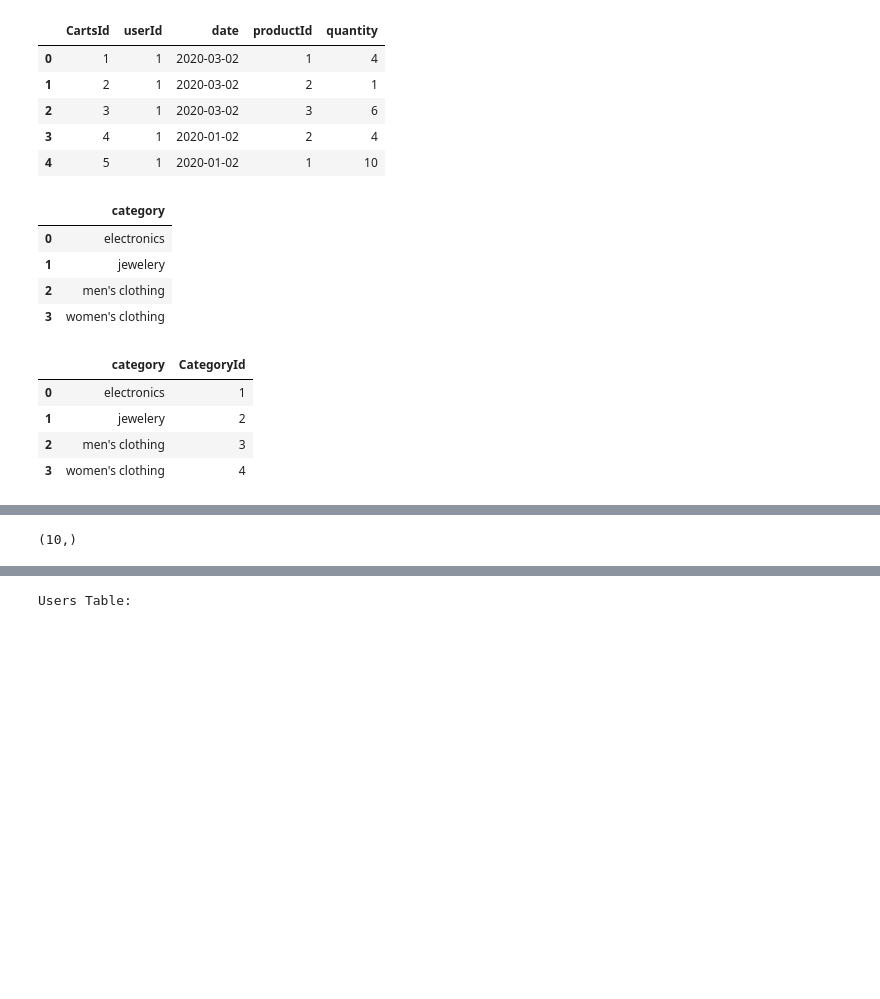
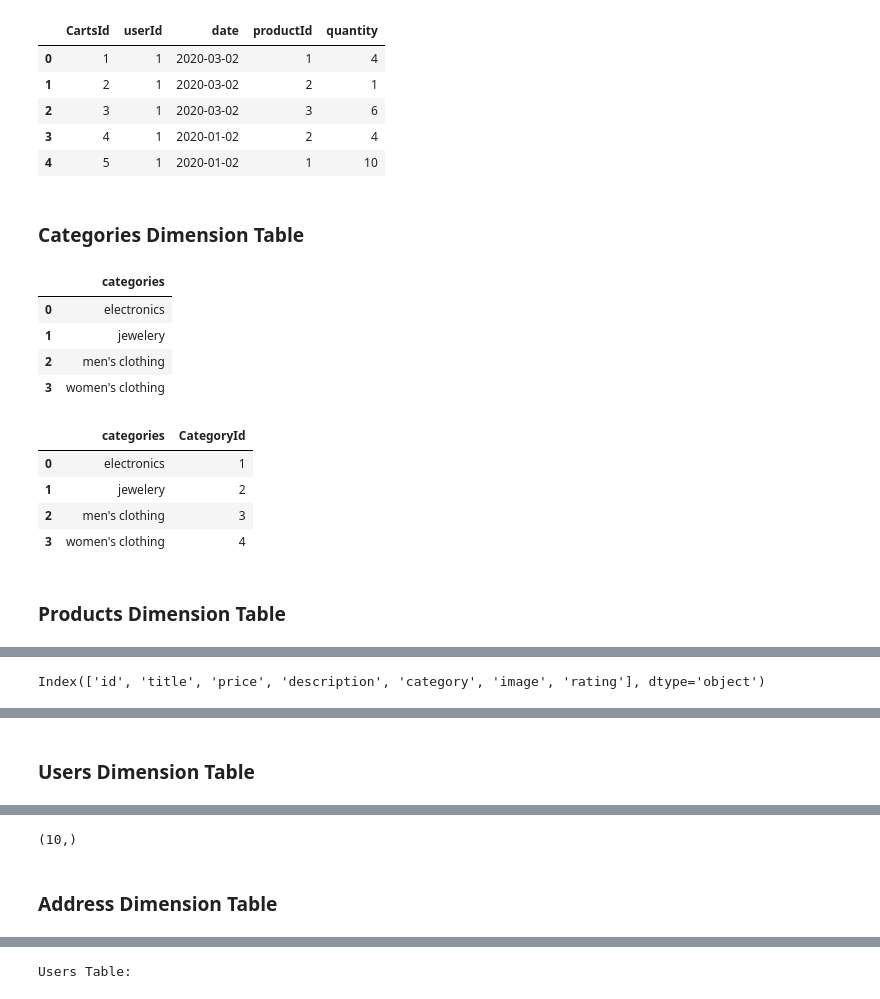
Before and after one commit to Sonalilipsa17375/ECommerce-Sales-Warehouse, a Jupyter notebook: notebooks/exploration.ipynb, the cells around one changed output, grey strips where cells are left out. Cells and saved outputs as stored; diff of their text form; code cells hidden in the pictures; blank space fills up the shorter version.

```diff
--- a/notebooks/exploration.ipynb
+++ b/notebooks/exploration.ipynb
@@ -65,11 +216,13 @@ carts.head()
 | 2 | 3 | 1 | 2020-03-02 | 3 | 6 |
 | 3 | 4 | 1 | 2020-01-02 | 2 | 4 |
 | 4 | 5 | 1 | 2020-01-02 | 1 | 10 |
+# %% [markdown]
+### Categories Dimension Table
 # %%
-categories = pd.read_csv("data/categories.csv")
+categories = pd.read_csv("../data/processed/categories.csv")
 categories
 # %% [output]
-|  | category |
+|  | categories |
 | 0 | electronics |
 | 1 | jewelery |
 | 2 | men's clothing |
@@ -81,9 +234,11 @@ categories["CategoryId"] = range(1, len(categories) + 1)
 # Display the updated DataFrame
 categories.head()
 # %% [output]
-|  | category | CategoryId |
+|  | categories | CategoryId |
 | 0 | electronics | 1 |
 | 1 | jewelery | 2 |
 | 2 | men's clothing | 3 |
 | 3 | women's clothing | 4 |
+# %% [markdown]
+### Products Dimension Table
 # %%
@@ -107,6 +262,10 @@ products
 | 17 | 18 | MBJ Women's Solid Short Sleeve Bo... | 9.85 | 95% RAYON 5% SPANDEX, Made in USA... | women's clothing | https://fakestoreapi.com/img/71z3... | {'rate': 4.7, 'count': 130} |
 | 18 | 19 | Opna Women's Short Sleeve Moisture | 7.95 | 100% Polyester, Machine wash, 100... | women's clothing | https://fakestoreapi.com/img/51eg... | {'rate': 4.5, 'count': 146} |
 | 19 | 20 | DANVOUY Womens T Shirt Casual Cot... | 12.99 | 95%Cotton,5%Spandex, Features: Ca... | women's clothing | https://fakestoreapi.com/img/61pH... | {'rate': 3.6, 'count': 145} |
+# %%
+products.columns
+# %% [output]
+Index(['id', 'title', 'price', 'description', 'category', 'image', 'rating'], dtype='object')
 # %%
 # 1. Split the 'rating' column into 'rate' and 'count'
 products["rating"] = products["rating"].apply(ast.literal_eval)  # Convert string to dict
@@ -130,4 +289,6 @@ products.head()
 | 2 | 3 | Mens Cotton Jacket | 55.99 | great outerwear jackets for Sprin... | 3 | https://fakestoreapi.com/img/71li... | 4.7 | 500 |
 | 3 | 4 | Mens Casual Slim Fit | 15.99 | The color could be slightly diffe... | 3 | https://fakestoreapi.com/img/71YX... | 2.1 | 430 |
 | 4 | 5 | John Hardy Women's Legends Naga G... | 695.00 | From our Legends Collection, the ... | 2 | https://fakestoreapi.com/img/71pW... | 4.6 | 400 |
+# %% [markdown]
+### Users Dimension Table
 # %%
@@ -152 +329,3 @@ users.address.shape
+# %% [markdown]
+### Address Dimension Table
 # %%
```
Also changed, not shown: parts of 22 cells of this notebook, 7 other files.
